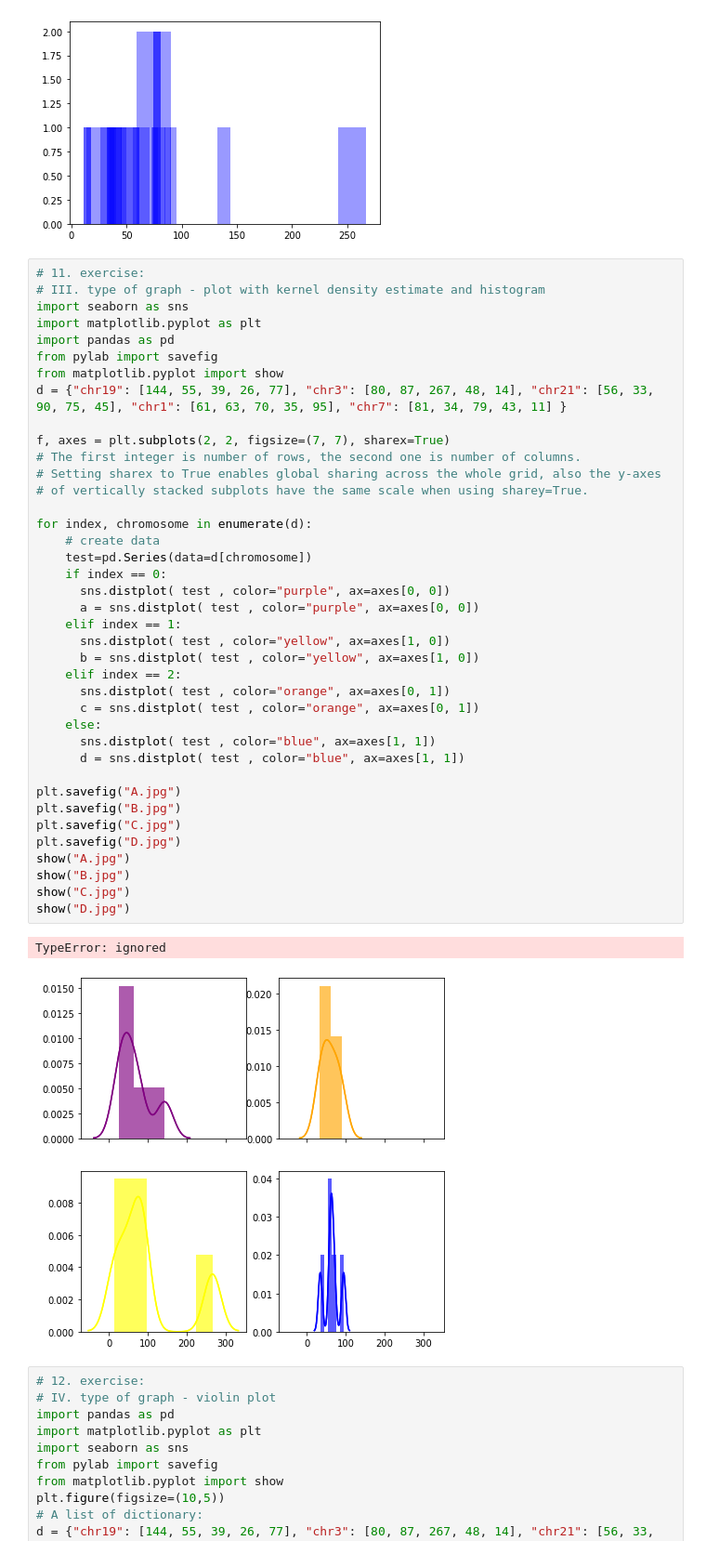
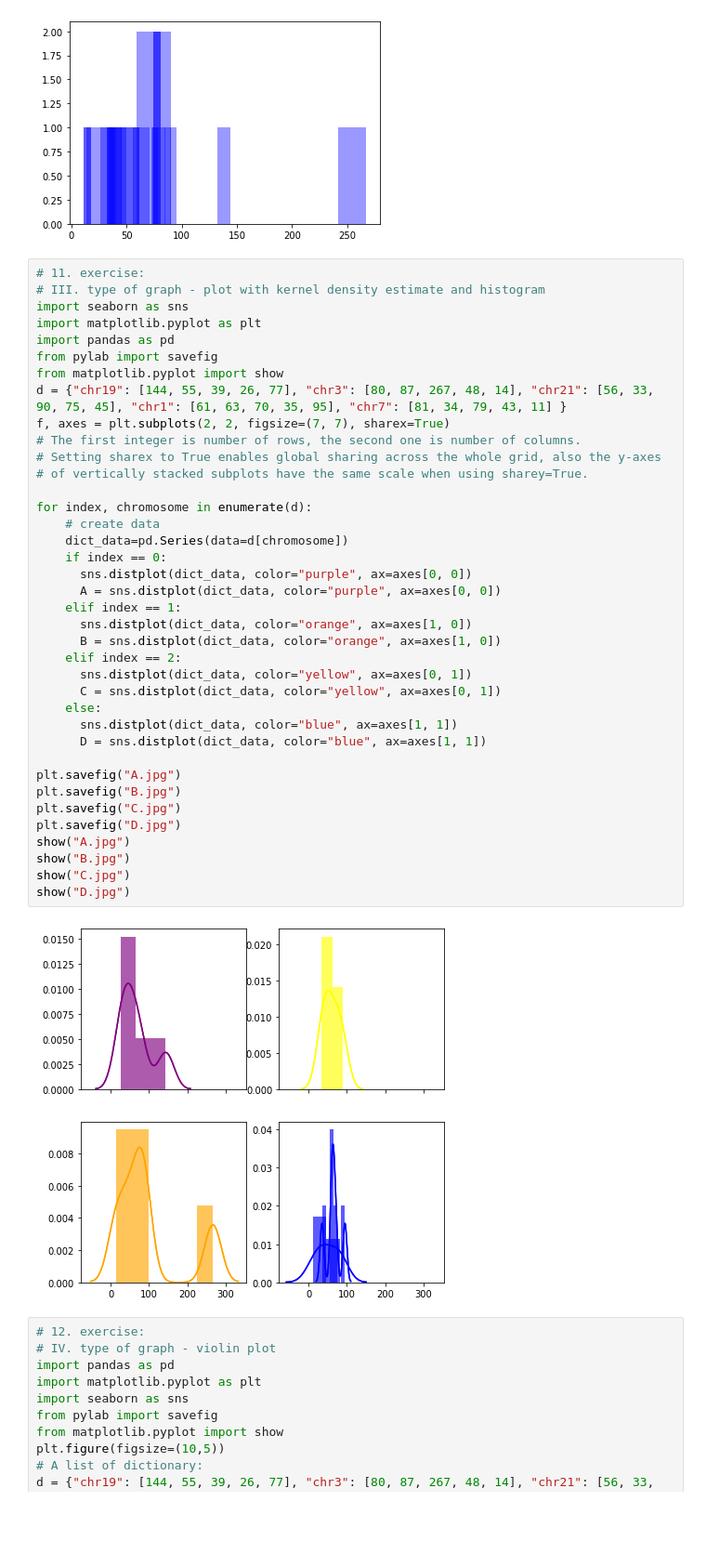
Before and after one commit to zuzanadostalova/ZD-Python-Tutorials-for-Biologists, a Jupyter notebook: Tutorial.ipynb, the cells around one changed output. Shown at 93% size. Cells and saved outputs as stored; diff of their text form; blank space fills up the shorter version.

```diff
--- a/Tutorial.ipynb
+++ b/Tutorial.ipynb
@@ -858,45 +858,43 @@ chr7
 # %%
 # 11. exercise:
 # III. type of graph - plot with kernel density estimate and histogram
 import seaborn as sns
 import matplotlib.pyplot as plt
 import pandas as pd
 from pylab import savefig
 from matplotlib.pyplot import show
 d = {"chr19": [144, 55, 39, 26, 77], "chr3": [80, 87, 267, 48, 14], "chr21": [56, 33, 90, 75, 45], "chr1": [61, 63, 70, 35, 95], "chr7": [81, 34, 79, 43, 11] }
-
 f, axes = plt.subplots(2, 2, figsize=(7, 7), sharex=True)
 # The first integer is number of rows, the second one is number of columns.
 # Setting sharex to True enables global sharing across the whole grid, also the y-axes
 # of vertically stacked subplots have the same scale when using sharey=True.
 
 for index, chromosome in enumerate(d):
     # create data
-    test=pd.Series(data=d[chromosome])
+    dict_data=pd.Series(data=d[chromosome])
     if index == 0:
-      sns.distplot( test , color="purple", ax=axes[0, 0])
-      a = sns.distplot( test , color="purple", ax=axes[0, 0])
+      sns.distplot(dict_data, color="purple", ax=axes[0, 0])
+      A = sns.distplot(dict_data, color="purple", ax=axes[0, 0])
     elif index == 1:
-      sns.distplot( test , color="yellow", ax=axes[1, 0])
-      b = sns.distplot( test , color="yellow", ax=axes[1, 0])
+      sns.distplot(dict_data, color="orange", ax=axes[1, 0])
+      B = sns.distplot(dict_data, color="orange", ax=axes[1, 0])
     elif index == 2:
-      sns.distplot( test , color="orange", ax=axes[0, 1])
-      c = sns.distplot( test , color="orange", ax=axes[0, 1])
+      sns.distplot(dict_data, color="yellow", ax=axes[0, 1])
+      C = sns.distplot(dict_data, color="yellow", ax=axes[0, 1])
     else:
-      sns.distplot( test , color="blue", ax=axes[1, 1])
-      d = sns.distplot( test , color="blue", ax=axes[1, 1])
+      sns.distplot(dict_data, color="blue", ax=axes[1, 1])
+      D = sns.distplot(dict_data, color="blue", ax=axes[1, 1])
 
 plt.savefig("A.jpg")
 plt.savefig("B.jpg")
 plt.savefig("C.jpg")
 plt.savefig("D.jpg")
 show("A.jpg")
 show("B.jpg")
 show("C.jpg")
 show("D.jpg")
 # %% [output]
-TypeError: ignored
-[figure, old version]
+[figure, new version]
 # %%
 # 12. exercise:
 # IV. type of graph - violin plot
```
Also changed, not shown: parts of 1 cell of this notebook.
